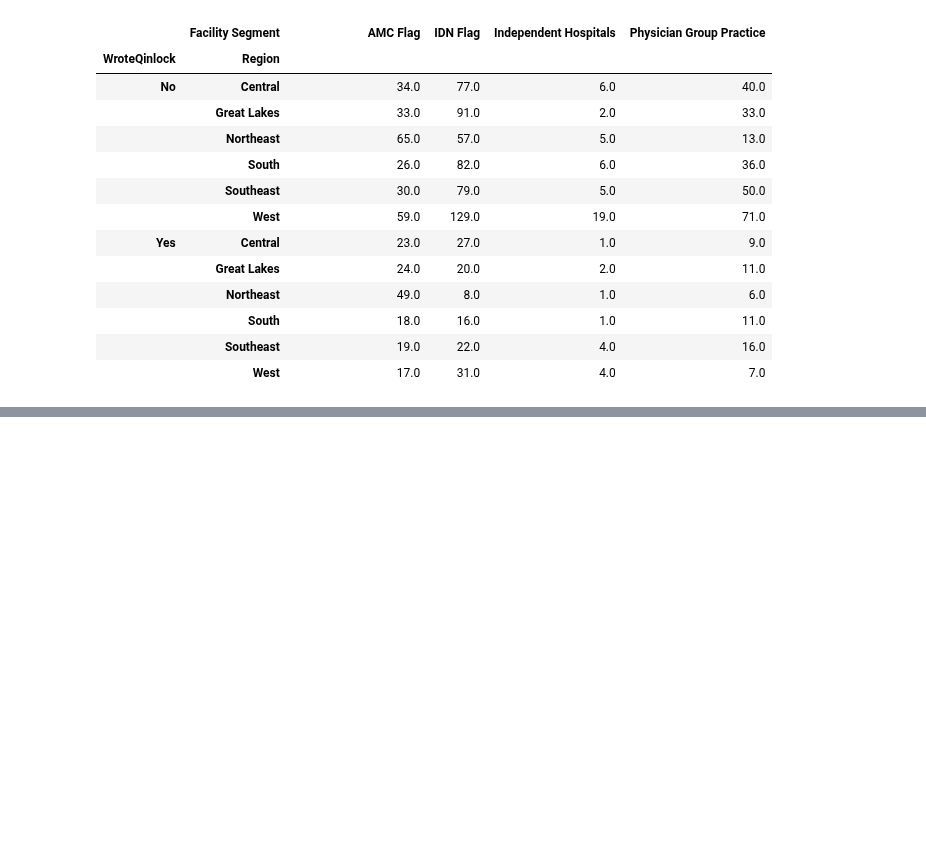
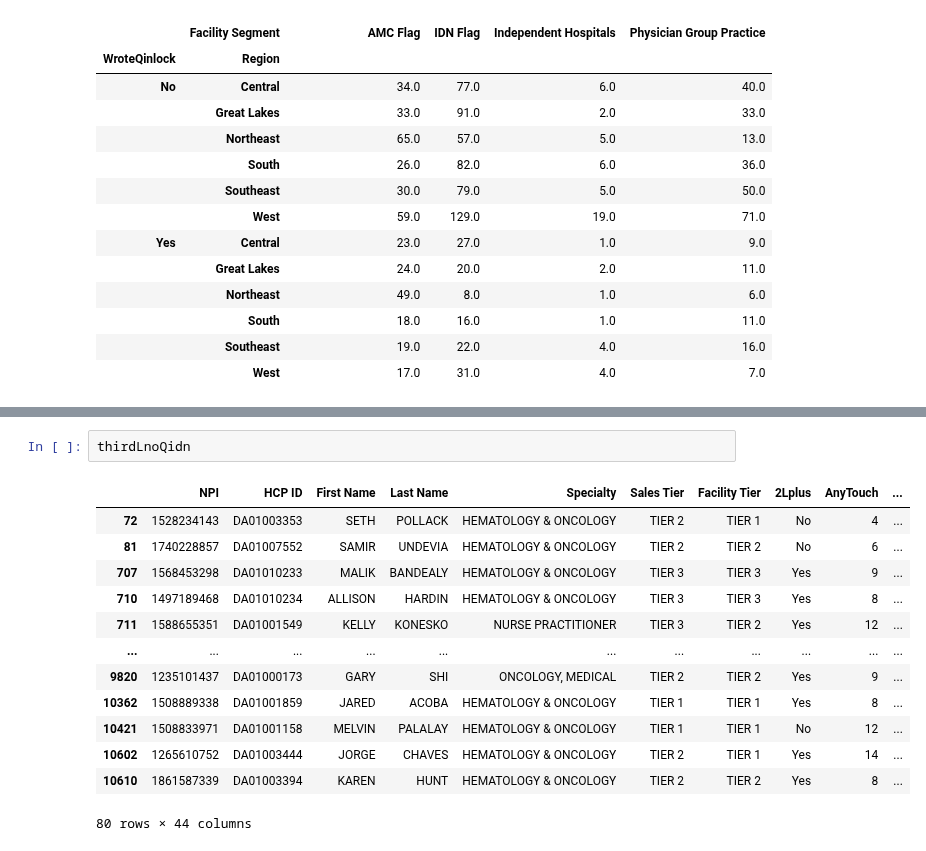
Before and after one commit to xthomas/dataviz, a Jupyter notebook: podcastcount/regions_01.ipynb, the cells around one changed output, grey strips where cells are left out. Drawn from its saved outputs; the diff is of its cells as text; blank space fills up the shorter version.

```diff
--- a/podcastcount/regions_01.ipynb
+++ b/podcastcount/regions_01.ipynb
@@ -248,0 +281,16 @@ scripts
+# %%
+thirdLnoQidn
+# %% [output]
+|  | NPI | HCP ID | First Name | Last Name | Specialty | Sales Tier | Facility Tier | 2Lplus | AnyTouch | ... |
+| 72 | 1528234143 | DA01003353 | SETH | POLLACK | HEMATOLOGY & ONCOLOGY | TIER 2 | TIER 1 | No | 4 | ... |
+| 81 | 1740228857 | DA01007552 | SAMIR | UNDEVIA | HEMATOLOGY & ONCOLOGY | TIER 2 | TIER 2 | No | 6 | ... |
+| 707 | 1568453298 | DA01010233 | MALIK | BANDEALY | HEMATOLOGY & ONCOLOGY | TIER 3 | TIER 3 | Yes | 9 | ... |
+| 710 | 1497189468 | DA01010234 | ALLISON | HARDIN | HEMATOLOGY & ONCOLOGY | TIER 3 | TIER 3 | Yes | 8 | ... |
+| 711 | 1588655351 | DA01001549 | KELLY | KONESKO | NURSE PRACTITIONER | TIER 3 | TIER 2 | Yes | 12 | ... |
+| ... | ... | ... | ... | ... | ... | ... | ... | ... | ... | ... |
+| 9820 | 1235101437 | DA01000173 | GARY | SHI | ONCOLOGY, MEDICAL | TIER 2 | TIER 2 | Yes | 9 | ... |
+| 10362 | 1508889338 | DA01001859 | JARED | ACOBA | HEMATOLOGY & ONCOLOGY | TIER 1 | TIER 1 | Yes | 8 | ... |
+| 10421 | 1508833971 | DA01001158 | MELVIN | PALALAY | HEMATOLOGY & ONCOLOGY | TIER 1 | TIER 1 | No | 12 | ... |
+| 10602 | 1265610752 | DA01003444 | JORGE | CHAVES | HEMATOLOGY & ONCOLOGY | TIER 2 | TIER 1 | Yes | 14 | ... |
+| 10610 | 1861587339 | DA01003394 | KAREN | HUNT | HEMATOLOGY & ONCOLOGY | TIER 2 | TIER 2 | Yes | 8 | ... |
+80 rows × 44 columns
```
Also changed, not shown: parts of 4 cells of this notebook.
